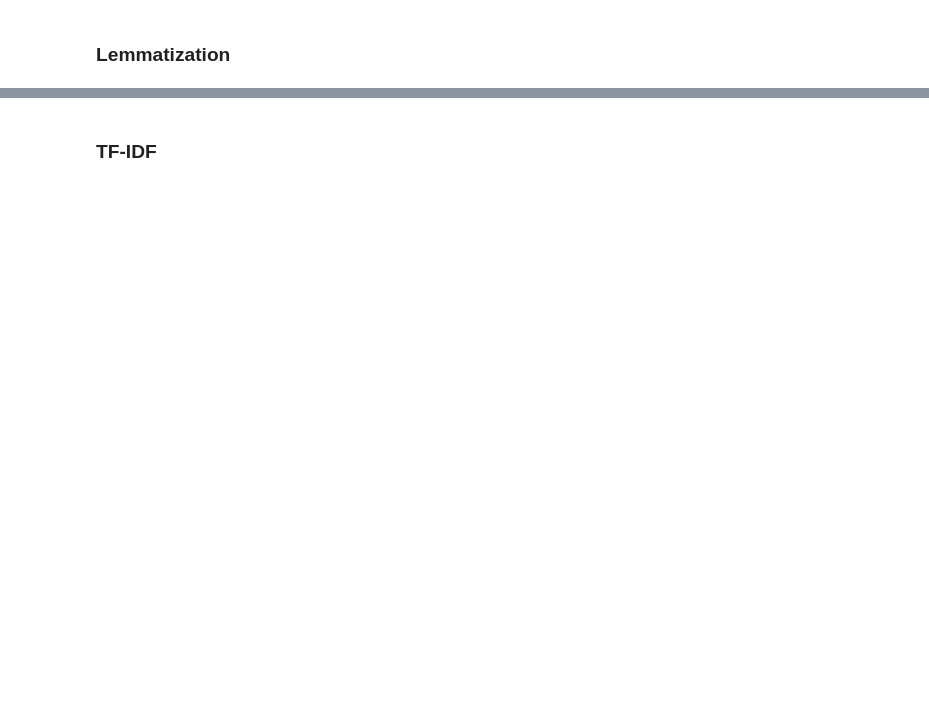
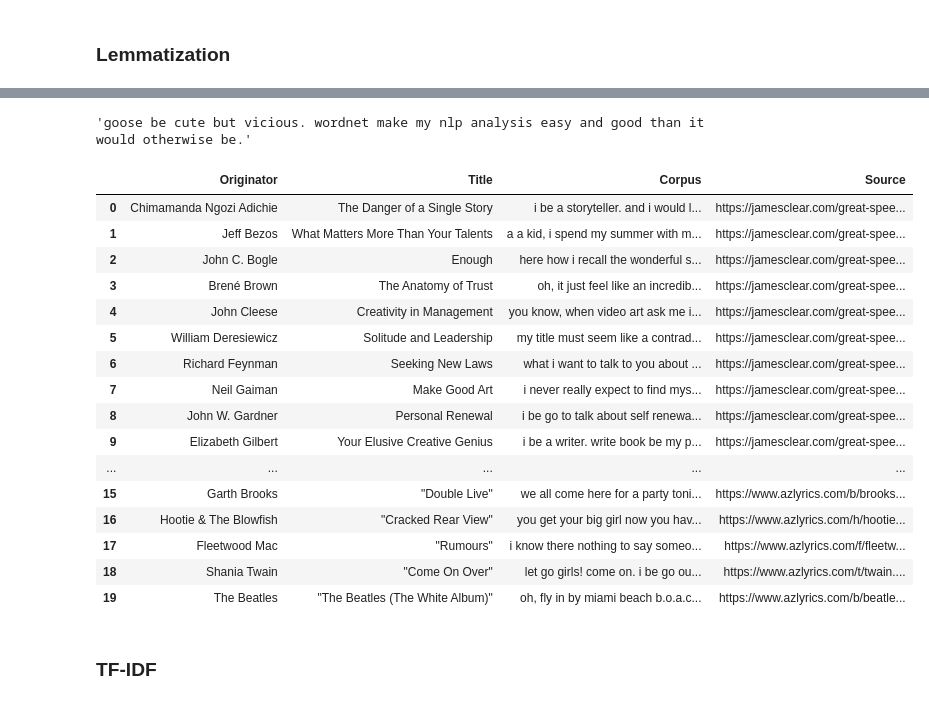
Before and after one commit to deltalite/Communication-Style-Analysis-Using-NLP, a Jupyter notebook: 1_preprocessing.ipynb, the cells around one changed output, grey strips where cells are left out. Cells and saved outputs as stored; diff of their text form; code cells hidden in the pictures; blank space fills up the shorter version.

```diff
--- a/1_preprocessing.ipynb
+++ b/1_preprocessing.ipynb
@@ -305,2 +344,51 @@ from nltk.stem import LancasterStemmer
+# %%
+from nltk.corpus import wordnet
+from nltk import pos_tag
+from nltk.stem import WordNetLemmatizer
+from nltk import word_tokenize
+import re
+
+
+def get_lemmas(corpus):
+    word_tokens = word_tokenize(corpus)
+    lemmatizer = WordNetLemmatizer()
+    token_pos_tuple = pos_tag(word_tokens)
+    pos_dict = {"J": wordnet.ADJ,
+                "N": wordnet.NOUN,
+                "R": wordnet.ADV,
+                "V": wordnet.VERB}
+    token_wn_pos = list(map(lambda p: (p[0],pos_dict.get(p[1][0],wordnet.NOUN)),token_pos_tuple))
+    s = ' '.join(list(map(lambda p: lemmatizer.lemmatize(p[0],p[1]),token_wn_pos)))
+    return re.sub(r' ([\.\?!,])','\\1',s)
+
+get_lemmas("geese are cute but vicious. wordnet makes my nlp analysis easier and better than it would otherwise be.")
+# get_lemmas("geese")
+# >>> "geese"
+# get_lemmas(<geese in a sentence where it's clear it's a noun>)
+# >>> <goose with rest of lemmatized sentence>
+# %% [output]
+'goose be cute but vicious. wordnet make my nlp analysis easy and good than it would otherwise be.'
+# %%
+lemma_df = comm_df.copy()
+lemma_df['Corpus'] = lemma_df['Corpus'].apply(get_lemmas)
+lemma_df
+# %% [output]
+|  | Originator | Title | Corpus | Source |
+| 0 | Chimamanda Ngozi Adichie | The Danger of a Single Story | i be a storyteller. and i would l... | https://jamesclear.com/great-spee... |
+| 1 | Jeff Bezos | What Matters More Than Your Talents | a a kid, i spend my summer with m... | https://jamesclear.com/great-spee... |
+| 2 | John C. Bogle | Enough | here how i recall the wonderful s... | https://jamesclear.com/great-spee... |
+| 3 | Brené Brown | The Anatomy of Trust | oh, it just feel like an incredib... | https://jamesclear.com/great-spee... |
+| 4 | John Cleese | Creativity in Management | you know, when video art ask me i... | https://jamesclear.com/great-spee... |
+| 5 | William Deresiewicz | Solitude and Leadership | my title must seem like a contrad... | https://jamesclear.com/great-spee... |
+| 6 | Richard Feynman | Seeking New Laws | what i want to talk to you about ... | https://jamesclear.com/great-spee... |
+| 7 | Neil Gaiman | Make Good Art | i never really expect to find mys... | https://jamesclear.com/great-spee... |
+| 8 | John W. Gardner | Personal Renewal | i be go to talk about self renewa... | https://jamesclear.com/great-spee... |
+| 9 | Elizabeth Gilbert | Your Elusive Creative Genius | i be a writer. write book be my p... | https://jamesclear.com/great-spee... |
+| ... | ... | ... | ... | ... |
+| 15 | Garth Brooks | "Double Live" | we all come here for a party toni... | https://www.azlyrics.com/b/brooks... |
+| 16 | Hootie & The Blowfish | "Cracked Rear View" | you get your big girl now you hav... | https://www.azlyrics.com/h/hootie... |
+| 17 | Fleetwood Mac | "Rumours" | i know there nothing to say someo... | https://www.azlyrics.com/f/fleetw... |
+| 18 | Shania Twain | "Come On Over" | let go girls! come on. i be go ou... | https://www.azlyrics.com/t/twain.... |
+| 19 | The Beatles | "The Beatles (The White Album)" | oh, fly in by miami beach b.o.a.c... | https://www.azlyrics.com/b/beatle... |
 # %% [markdown]
 ### TF-IDF
```
Also changed, not shown: parts of 12 cells of this notebook.
